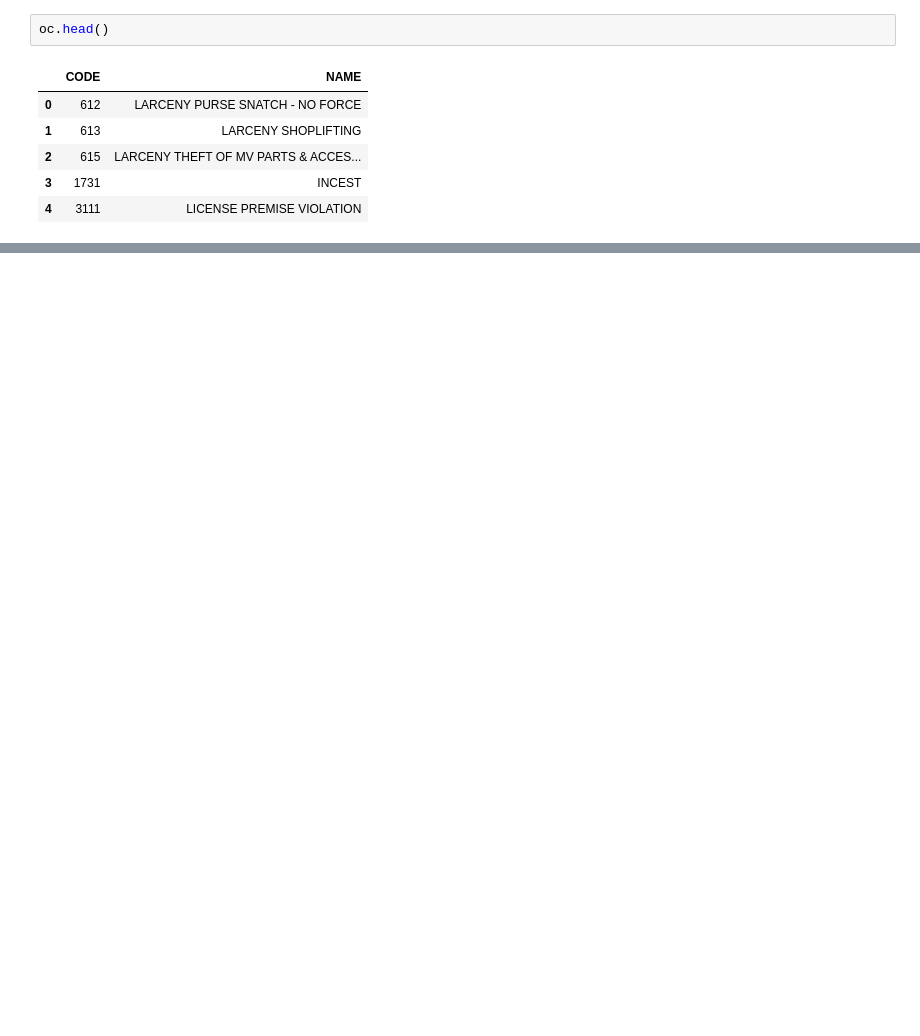
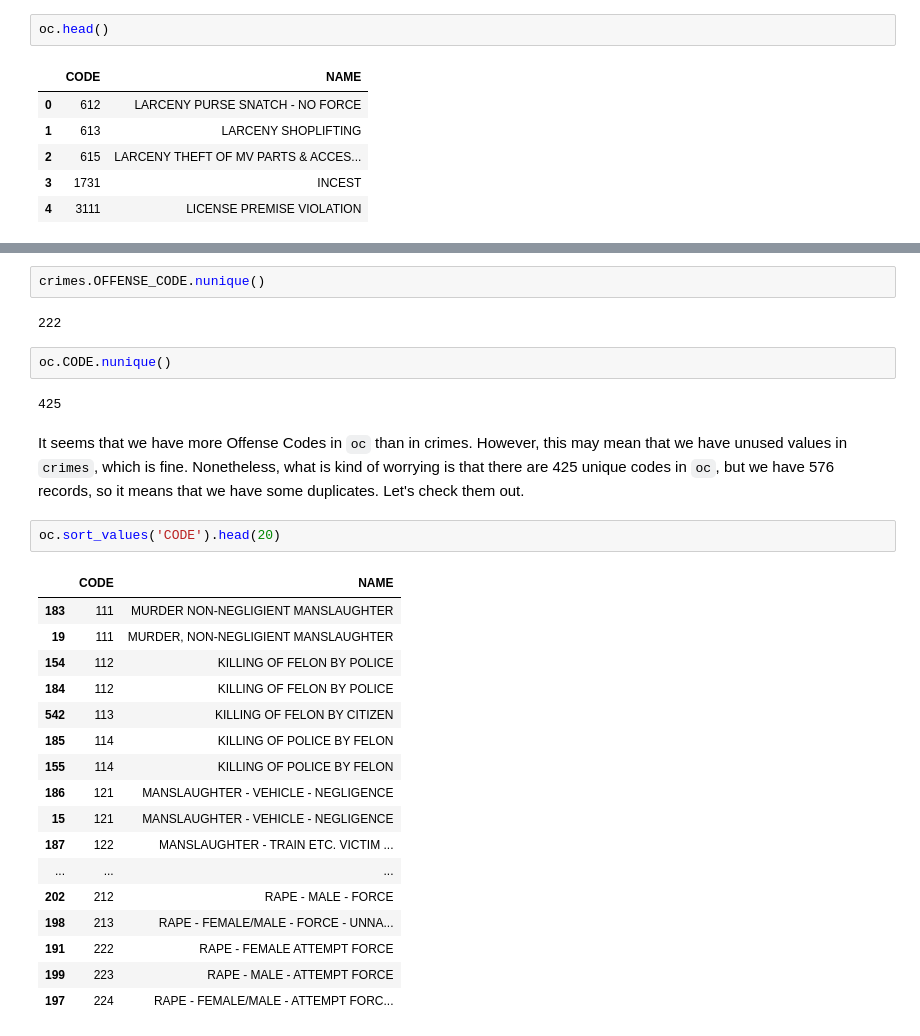
Before and after one commit to Maycas/Boston-Crime, a Jupyter notebook: 0921_UnsupML{Marc_Maycas}.ipynb, the cells around one changed output, grey strips where cells are left out. Drawn from its saved outputs; the diff is of its cells as text; blank space fills up the shorter version.

```diff
--- a/0921_UnsupML{Marc_Maycas}.ipynb
+++ b/0921_UnsupML{Marc_Maycas}.ipynb
@@ -164,0 +244,30 @@ oc.head()
+# %%
+crimes.OFFENSE_CODE.nunique()
+# %% [output]
+222
+# %%
+oc.CODE.nunique()
+# %% [output]
+425
+# %% [markdown]
+It seems that we have more Offense Codes in `oc` than in crimes. However, this may mean that we have unused values in `crimes`, which is fine. Nonetheless, what is kind of worrying is that there are 425 unique codes in `oc`, but we have 576 records, so it means that we have some duplicates. Let's check them out.
+# %%
+oc.sort_values('CODE').head(20)
+# %% [output]
+|  | CODE | NAME |
+| 183 | 111 | MURDER NON-NEGLIGIENT MANSLAUGHTER |
+| 19 | 111 | MURDER, NON-NEGLIGIENT MANSLAUGHTER |
+| 154 | 112 | KILLING OF FELON BY POLICE |
+| 184 | 112 | KILLING OF FELON BY POLICE |
+| 542 | 113 | KILLING OF FELON BY CITIZEN |
+| 185 | 114 | KILLING OF POLICE BY FELON |
+| 155 | 114 | KILLING OF POLICE BY FELON |
+| 186 | 121 | MANSLAUGHTER - VEHICLE - NEGLIGENCE |
+| 15 | 121 | MANSLAUGHTER - VEHICLE - NEGLIGENCE |
+| 187 | 122 | MANSLAUGHTER - TRAIN ETC. VICTIM ... |
+| ... | ... | ... |
+| 202 | 212 | RAPE - MALE - FORCE |
+| 198 | 213 | RAPE - FEMALE/MALE - FORCE - UNNA... |
+| 191 | 222 | RAPE - FEMALE ATTEMPT FORCE |
+| 199 | 223 | RAPE - MALE - ATTEMPT FORCE |
+| 197 | 224 | RAPE - FEMALE/MALE - ATTEMPT FORC... |
```
Also changed, not shown: parts of 38 cells of this notebook.
